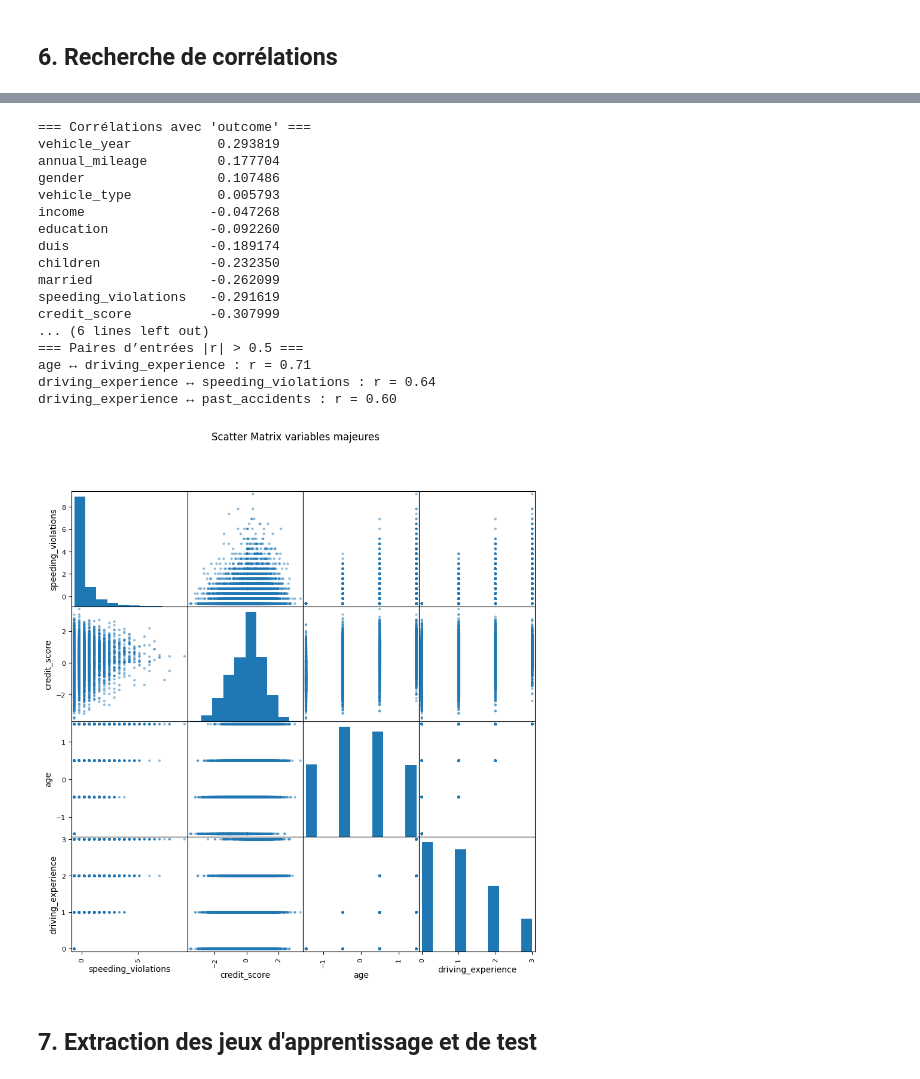
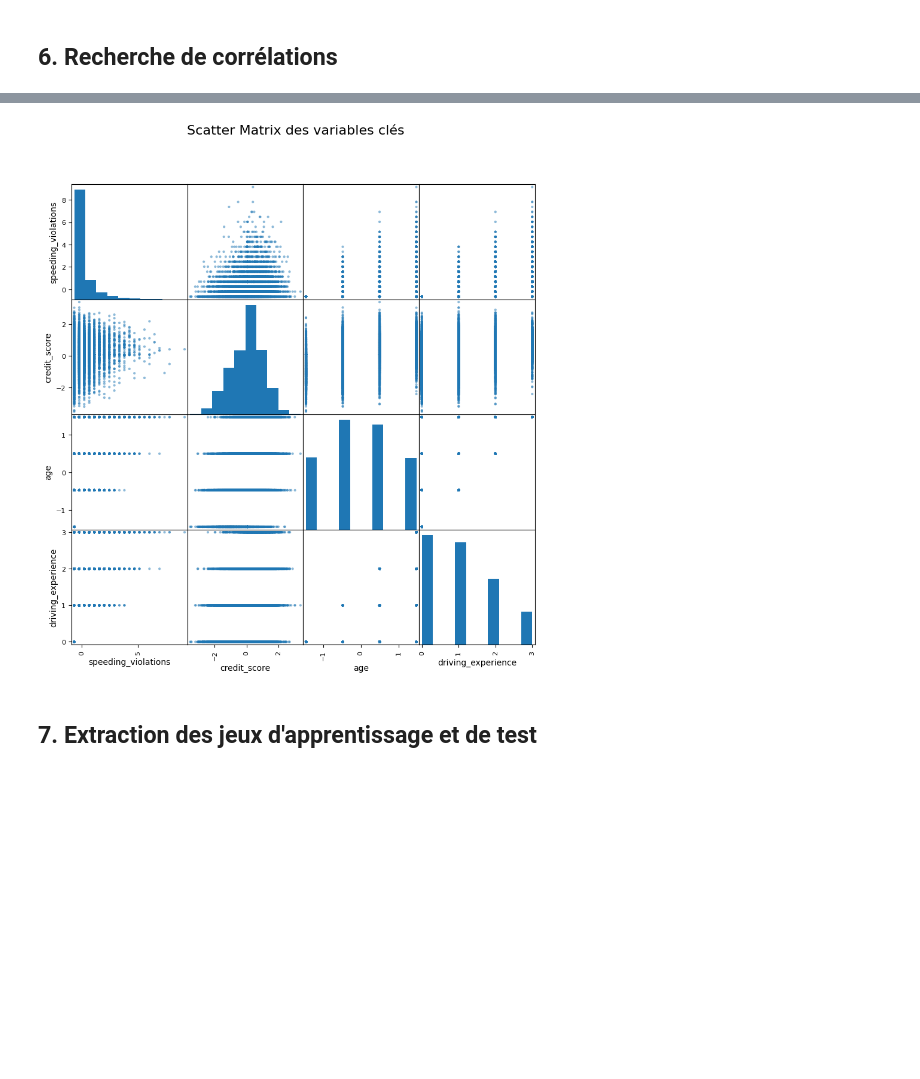
Before and after one commit to youstcc/CarInsurance_Data, a Jupyter notebook: notebooks/01_exploration.ipynb, the cells around one changed output, grey strips where cells are left out. Saved outputs shown, nothing was run; the diff lists cells and outputs as text; code cells hidden in the pictures; blank space fills up the shorter version.

```diff
--- a/notebooks/01_exploration.ipynb
+++ b/notebooks/01_exploration.ipynb
@@ -177,45 +177,49 @@ import matplotlib.pyplot as plt
 from pandas.plotting import scatter_matrix
 from sklearn.preprocessing import LabelEncoder, StandardScaler
 
-# 1) Chargement et pré‑traitement (reprends ton code de l’étape 5)
+# 1) Chargement et pré‑traitement
 df = pd.read_csv('../data/car_insurance.csv')
-df.drop(columns=['id','postal_code'], inplace=True)
-# imputation
+
+# Imputation
 num_cols = df.select_dtypes(include=['int64','float64']).columns
 for c in num_cols:
-    df[c].fillna(df[c].median(), inplace=True)
+    df[c] = df[c].fillna(df[c].median())
+
 cat_cols = df.select_dtypes(include=['object']).columns
 for c in cat_cols:
-    df[c].fillna(df[c].mode()[0], inplace=True)
-# aberrations
+    df[c] = df[c].fillna(df[c].mode()[0])
+
+# Suppression des valeurs aberrantes
 df = df[df['children'] < 20]
 df = df[df['speeding_violations'] < 100]
-# encodage
+
+# Encodage
 le = LabelEncoder()
 for c in cat_cols:
     df[c] = le.fit_transform(df[c])
-# normalisation
+
+# Normalisation
 scaler = StandardScaler()
 df[num_cols] = scaler.fit_transform(df[num_cols])
 
-# 2) Calcul de la matrice de corrélation
+# 2) Matrice de corrélation
 corr = df.corr()
 
-# 3) Afficher la corrélation de chaque variable avec la sortie 'outcome'
+# 3) Corrélations avec la sortie
 print("=== Corrélations avec 'outcome' ===")
 print(corr['outcome'].drop('outcome').sort_values(ascending=False))
 
-# 4) Lister les paires d’entrées fortement liées entre elles (|r|>0.5)
+# 4) Paires de variables fortement corrélées (hors outcome)
 print("\n=== Paires d’entrées |r| > 0.5 ===")
 for i, a in enumerate(df.columns):
     for b in df.columns[i+1:]:
         r = corr.loc[a, b]
-        if abs(r) > 0.5 and a!='outcome' and b!='outcome':
+        if abs(r) > 0.5 and a != 'outcome' and b != 'outcome':
             print(f"{a} ↔ {b} : r = {r:.2f}")
 
-# 5) Scatter matrix des variables-clés
+# 5) Scatter matrix
 features = ['speeding_violations','credit_score','age','driving_experience']
 scatter_matrix(df[features], figsize=(10,10), diagonal='hist')
-plt.suptitle("Scatter Matrix variables majeures")
+plt.suptitle("Scatter Matrix des variables clés", fontsize=16)
 plt.show()
 # %% [output]
@@ -239,21 +243,4 @@ For example, when doing 'df[col].method(value, inplace=True)', try using 'df.met
-=== Corrélations avec 'outcome' ===
-vehicle_year           0.293819
-annual_mileage         0.177704
-gender                 0.107486
-vehicle_type           0.005793
-income                -0.047268
-education             -0.092260
-duis                  -0.189174
-children              -0.232350
-married               -0.262099
-speeding_violations   -0.291619
-credit_score          -0.307999
-... (6 lines left out)
-=== Paires d’entrées |r| > 0.5 ===
-age ↔ driving_experience : r = 0.71
-driving_experience ↔ speeding_violations : r = 0.64
-driving_experience ↔ past_accidents : r = 0.60
-[figure, old version]
+[figure, new version]
 # %% [markdown]
 ## 7. Extraction des jeux d'apprentissage et de test
 # %%
```
Also changed, not shown: parts of 8 cells of this notebook, 1 other file.
